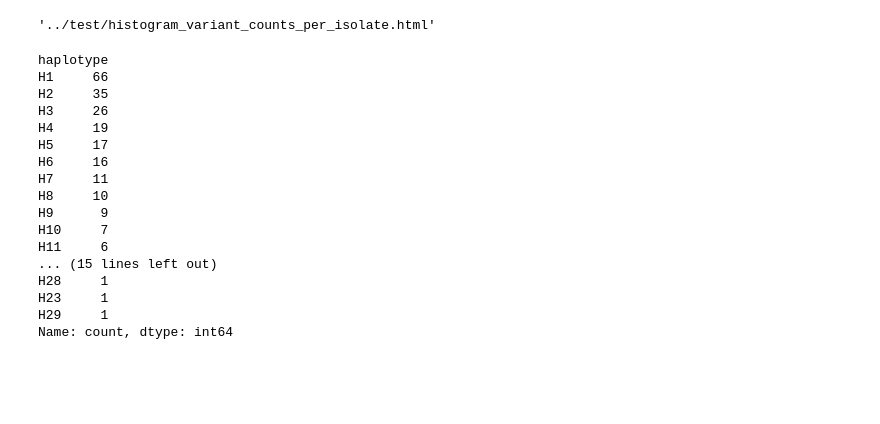
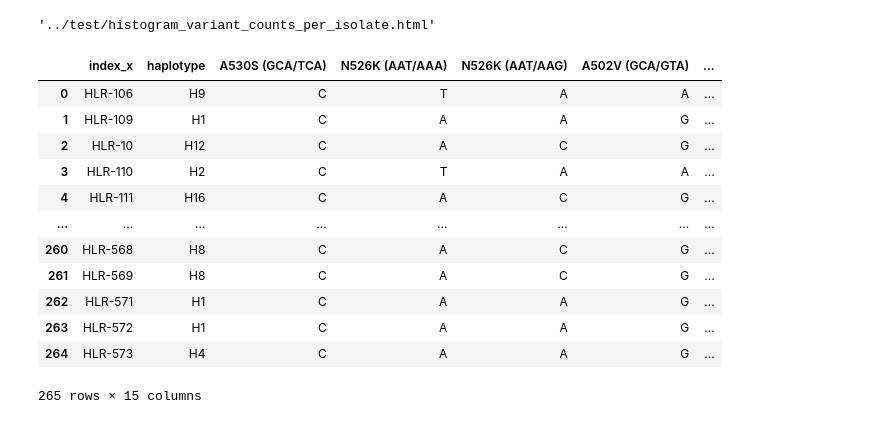
Before and after one commit to lbartels7/hinf, a Jupyter notebook: notebooks/Untitled.ipynb, the cells around one changed output. Cells and saved outputs as stored; diff of their text form; code cells hidden in the pictures; blank space fills up the shorter version.

```diff
--- a/notebooks/Untitled.ipynb
+++ b/notebooks/Untitled.ipynb
@@ -1642,22 +1642,18 @@ col = df_strain_to_haplo_ftsI_transpep.pop('index_y')
 df_strain_to_haplo_ftsI_transpep.insert(1,'haplotype', col)
 df_strain_to_haplo_ftsI_transpep.drop(['haplo_str'], axis=1).rename(columns={'index_x': 'ID'}).to_excel("../test/output2.xlsx", index=False)
 # %%
-df_strain_to_haplo_ftsI_transpep['haplotype'].value_counts()
+df_strain_to_haplo_ftsI_transpep
 # %% [output]
+|  | index_x | haplotype | A530S (GCA/TCA) | N526K (AAT/AAA) | N526K (AAT/AAG) | A502V (GCA/GTA) | ... |
+| 0 | HLR-106 | H9 | C | T | A | A | ... |
+| 1 | HLR-109 | H1 | C | A | A | G | ... |
+| 2 | HLR-10 | H12 | C | A | C | G | ... |
+| 3 | HLR-110 | H2 | C | T | A | A | ... |
+| 4 | HLR-111 | H16 | C | A | C | G | ... |
+| ... | ... | ... | ... | ... | ... | ... | ... |
+| 260 | HLR-568 | H8 | C | A | C | G | ... |
+| 261 | HLR-569 | H8 | C | A | C | G | ... |
+| 262 | HLR-571 | H1 | C | A | A | G | ... |
+| 263 | HLR-572 | H1 | C | A | A | G | ... |
+| 264 | HLR-573 | H4 | C | A | A | G | ... |
-haplotype
-H1     66
-H2     35
-H3     26
-H4     19
-H5     17
-H6     16
-H7     11
-H8     10
-H9      9
-H10     7
-H11     6
-... (15 lines left out)
-H28     1
-H23     1
-H29     1
-Name: count, dtype: int64
+265 rows × 15 columns
```
Also changed, not shown: parts of 2 cells of this notebook, 3 other files.
